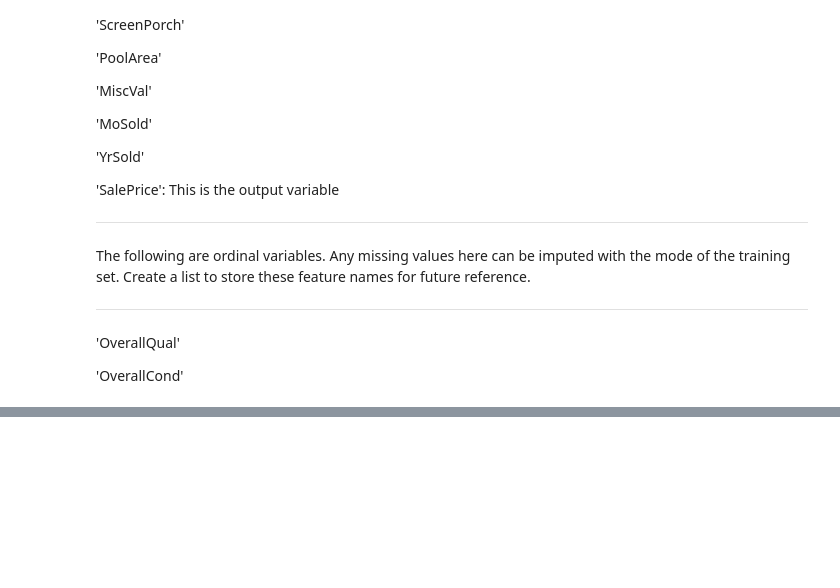
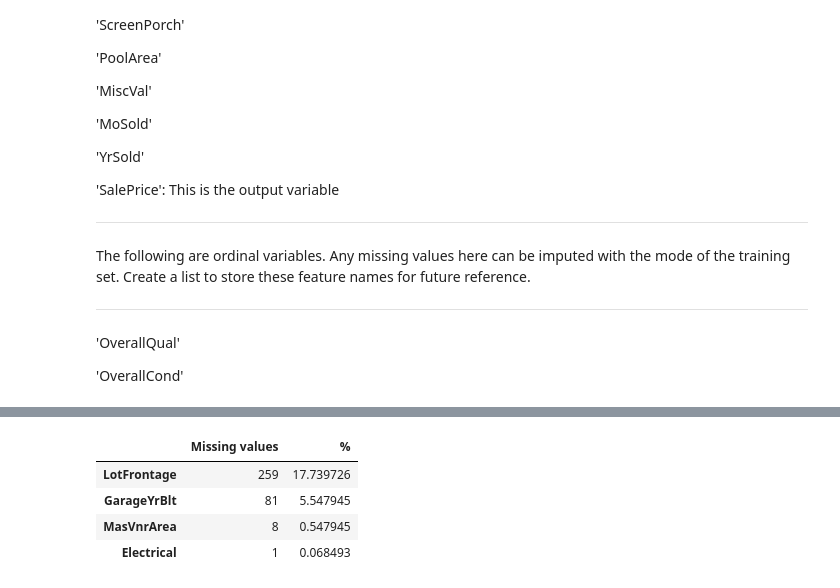
Before and after one commit to s-mushnoori/ames-housing, a Jupyter notebook: ames_housing_preliminary.ipynb, the cells around one changed output, grey strips where cells are left out. Drawn from its saved outputs; the diff is of its cells as text; code cells hidden in the pictures; blank space fills up the shorter version.

```diff
--- a/ames_housing_preliminary.ipynb
+++ b/ames_housing_preliminary.ipynb
@@ -409,6 +409,10 @@ ordinal_features = ['OverallQual','OverallCond']
 categorical_features_regular.append('MSSubClass')
 
 # Modify list of numeric features
+# Remove above feature
+# Also remove the 'year built' features becasue there are way too many values to impute properly
 
 numeric_features = [feat for feat in numeric_features if feat not in ordinal_features]
-numeric_features.remove('MSSubClass')
+to_remove = ['MSSubClass','YearBuilt','YearRemodAdd','GarageYrBlt','YrSold']
+for feat in to_remove:
+  numeric_features.remove(feat)
@@ -420,27 +444,28 @@ class Preprocessor:
     self.cat_cols_reg = cat_cols_reg
     self.num_cols = num_cols
     self.ord_cols = ord_cols
+    self.mode_cat_cols_reg = pd.DataFrame()
+    self.mode_ord_cols = pd.DataFrame()
+    self.mean_num_cols = pd.DataFrame()
 
   def fit(self, X, y=None):
     '''
     Learn information from the training data to transform the test data.
     Only call fit on train data.
     '''
-    mode_cat_cols_reg = pd.DataFrame()
-    mode_ord_cols = pd.DataFrame()
-    mean_num_cols = pd.DataFrame()
+
 
     if self.cat_cols_reg:
       for col in self.cat_cols_reg:
-        mode_cat_cols_reg[col] = X[col].mode()
+        self.mode_cat_cols_reg[col] = X[col].mode()
 
     if self.num_cols:
       for col in self.num_cols:
-        mean_num_cols[col] = round(X[col].mean())
+        self.mean_num_cols[col] = round(X[col].mean())
 
     if self.ord_cols:
       for col in self.ord_cols:
-        mode_ord_cols[col] = X[col].mode()
+        self.mode_ord_cols[col] = X[col].mode()
 
     return  self
 
@@ -453,19 +478,21 @@ class Preprocessor:
 
     if self.cat_cols_spec:
       for col in self.cat_cols_spec:
-        X_new[col] = X[col].fillna('None')
+        X_new[col] = X_new[col].fillna('None')
 
     if self.cat_cols_reg:
       for col in self.cat_cols_reg:
-        X_new[col] = X[col].fillna(mode_cat_cols_reg[col])
+        X_new[col] = X_new[col].fillna(self.mode_cat_cols_reg[col])
 
     if self.num_cols:
       for col in self.num_cols:
-        X_new[col] = X[col].fillna(mean_num_cols[col])
+        X_new[col] = X_new[col].fillna(self.mean_num_cols[col])
 
     if self.ord_cols:
       for col in self.ord_cols:
-        X_new[col] = X[col].fillna(mode_ord_cols[col])
+        X_new[col] = X_new[col].fillna(self.mode_ord_cols[col])
+
+    X_new = X_new.dropna()
 
     return X_new
 
@@ -488,0 +532,10 @@ NameError: ignored
+# %%
+dfnew = prep.fit_transform(df_train)
+
+find_missing(df_train)
+# %% [output]
+|  | Missing values | % |
+| LotFrontage | 259 | 17.739726 |
+| GarageYrBlt | 81 | 5.547945 |
+| MasVnrArea | 8 | 0.547945 |
+| Electrical | 1 | 0.068493 |
```
Also changed, not shown: parts of 3 cells of this notebook.
